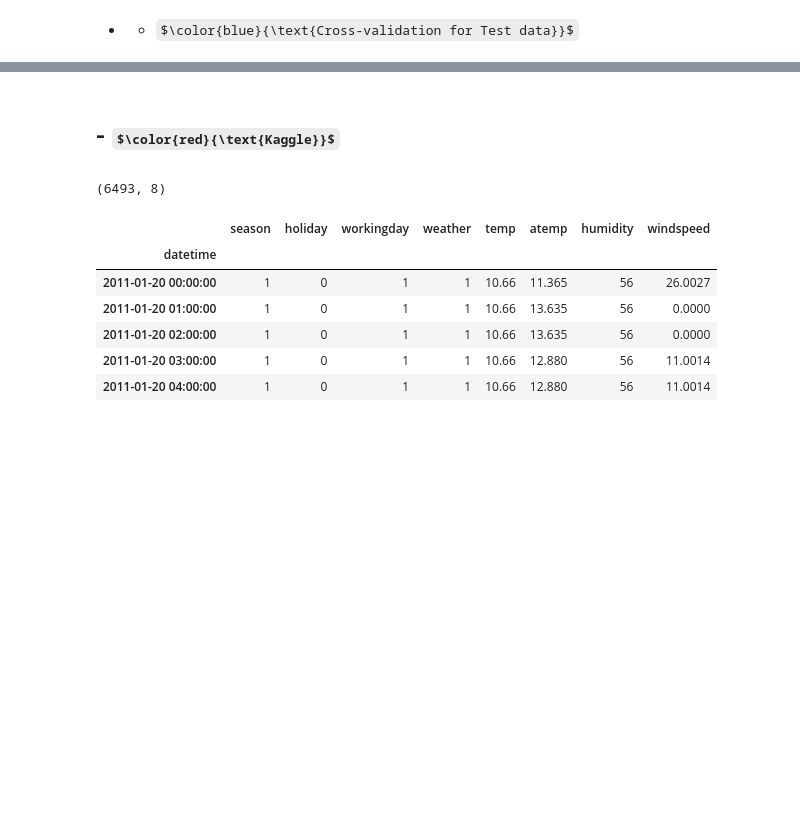
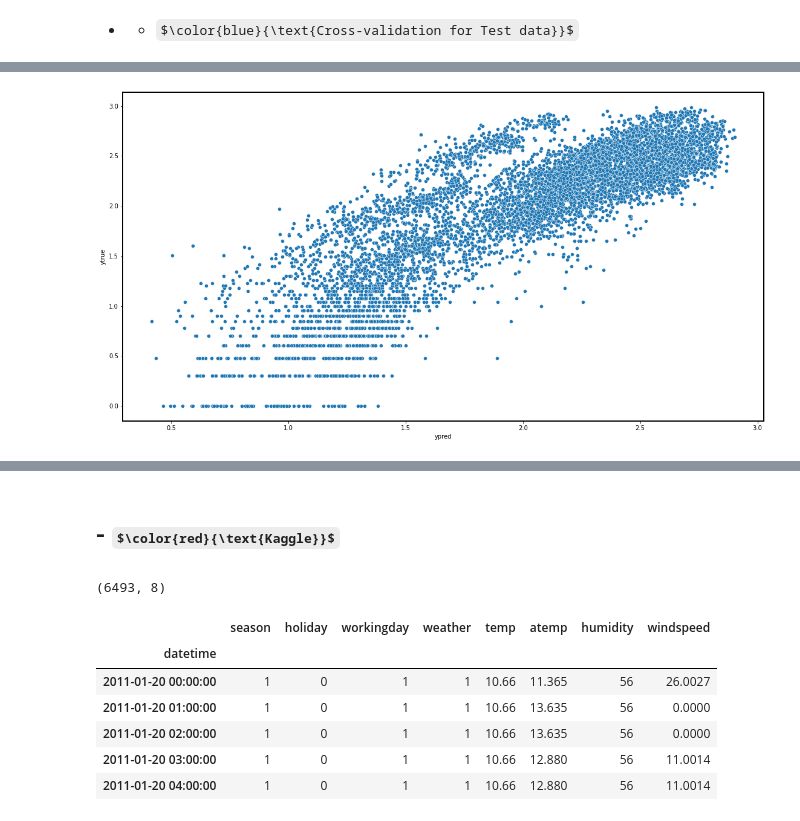
Before and after one commit to RosiNantis/Projects_from_Spiced_personal, a Jupyter notebook: week_3/spiced_projects/bike_final_LinReg_FUNCTIONS.ipynb, the cells around one changed output, grey strips where cells are left out. Saved outputs shown, nothing was run; the diff lists cells and outputs as text; code cells hidden in the pictures; some formulas as TeX source; blank space fills up the shorter version.

```diff
--- a/week_3/spiced_projects/bike_final_LinReg_FUNCTIONS.ipynb
+++ b/week_3/spiced_projects/bike_final_LinReg_FUNCTIONS.ipynb
@@ -195,0 +243,10 @@ print(f' Mean Cross validation score of train data: LinReg {round(cross_r2_lin.m
+# %%
+plt.figure(figsize=(19,10))
+sns.scatterplot(data =X_train, y ='ytrue',  x ='ypred', )
+#sns.barplot(data =X_train, x = 'hour', )
+#plt.xlabel('Hour of the Day')
+#plt.ylabel('Counts')
+#plt.title('Counts per hour o the day or working days and weekends')
+plt.show()
+# %% [output]
+[figure, added]
```
Also changed, not shown: parts of 21 cells of this notebook, 13 other files.
